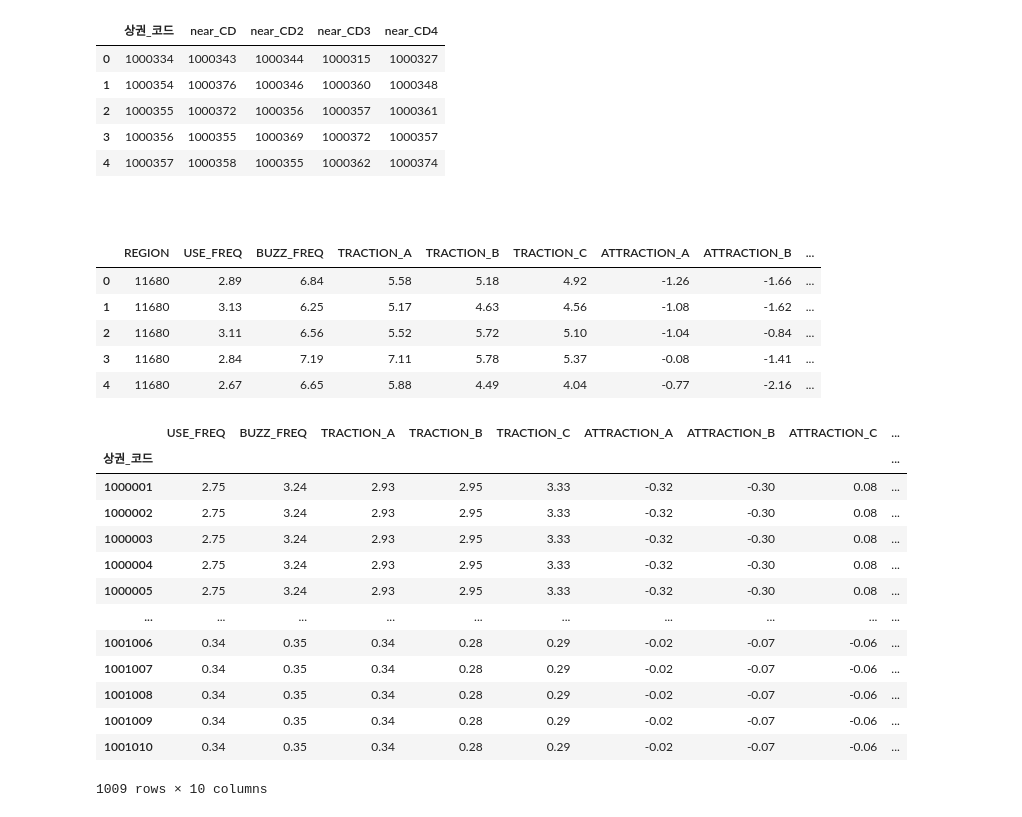
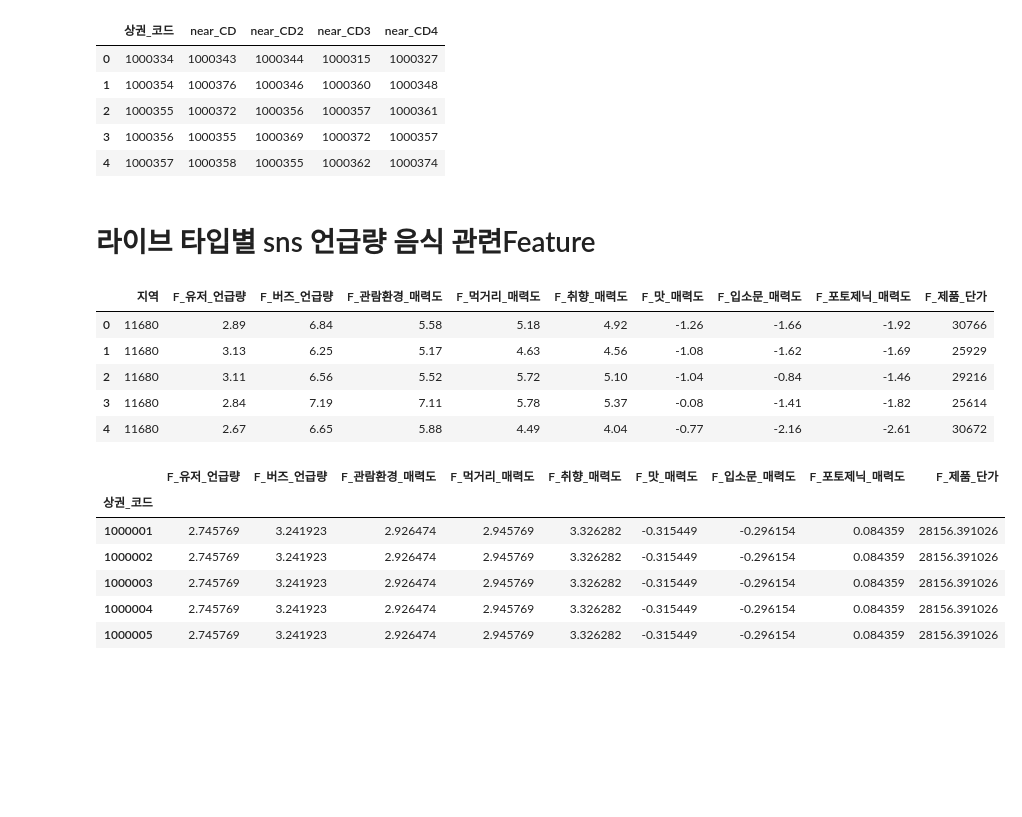
Before and after one commit to unknown-jun/seoul_data_contest, a Jupyter notebook: 상권_문화적_지표/[상권 문화] 2. Preprocessing.ipynb, the cells around one changed output. Saved outputs shown, nothing was run; the diff lists cells and outputs as text; code cells hidden in the pictures; blank space fills up the shorter version.

Commit message:
Table preprocessing

```diff
--- a/상권_문화적_지표/[상권 문화] 2. Preprocessing.ipynb
+++ b/상권_문화적_지표/[상권 문화] 2. Preprocessing.ipynb
@@ -230,7 +230,7 @@ store_review_by_bs.head()
 # %% [markdown]
 # 상권별 리뷰데이터 생성
 # %%
-review_data = pd.read_csv('./data/row_data/리뷰정보_서울시.csv', encoding='utf-8')
+review_data = pd.read_csv('../data/row_data/리뷰정보_서울시.csv', encoding='utf-8')
 review_data.info() # 총 1105677개의 리뷰
 # %% [output]
 <class 'pandas.core.frame.DataFrame'>
@@ -415,7 +415,8 @@ df2.head(1)
 |  | 상권_코드 | 리뷰_수 | 리뷰_비율 | 평균_별점 | 사장님_댓글_비율 | 맛있다_비율 | 친절_비율 | 분위기_비율 | 싸다_비율 | 비싸다_비율 |
 | 0 | 1000001 | 1392 | 0.001259 | 4.414511 | 0.081178 | 0.961996 | 1.003691 | 1.361636 | 0.632719 | 1.025315 |
 # %%
-base_df = pd.read_csv('./data/base_data/df_base.csv')
+base_df = pd.read_csv('../data/base_data/df_base.csv')
 df2 = pd.merge(base_df, df2, on='상권_코드', how='left')
+df2.drop('리뷰_비율',axis=1, inplace=True)
 df2.head()
 # %% [output]
@@ -432,7 +433,7 @@ df2.shape
 # %% [markdown]
 # 유클리드 거리 기반으로 다시 상권코드 묶기
 # %%
-bs_near= pd.read_csv('data/base_data/near_CD.csv')
+bs_near= pd.read_csv('../data/base_data/near_CD.csv')
 bs_near.columns = ['상권_코드']+bs_near.columns[1:].to_list()
 bs_near = bs_near[bs_near['상권_코드'] != 1000805]
 print(bs_near.shape)
@@ -460,9 +461,9 @@ while df2.isnull().sum().sum():
 
                 df2.iloc[i,j] = temp
 # %% [markdown]
-#
+# 라이브 타입별 sns 언급량 음식 관련Feature
 # %%
-food_sns = pd.read_csv('./data/row_data/Seoul_Food_Go_out_Index.csv')
+food_sns = pd.read_csv('../data/row_data/Seoul_Food_Go_out_Index.csv')
 
 mapping = {'강남구': 11680, '강동구': 11740, '강북구': 11305, '강서구': 11500,
            '관악구': 11620, '광진구': 11215, '구로구': 11530, '금천구': 11545,
@@ -475,37 +476,34 @@ food_sns['REGION'] = food_sns['REGION'].map(mapping)
 for col in food_sns.columns:
     if 'MA' in col or 'MIN' in col or 'AVG' in col:
         food_sns.drop(col, axis=1, inplace=True)
+food_sns.drop('INDEX',axis=1, inplace=True)
 
 food_sns = food_sns.iloc[:,2:]
+food_sns.columns = ['지역', 'F_유저_언급량','F_버즈_언급량',
+                    'F_관람환경_매력도','F_먹거리_매력도','F_취향_매력도',
+                    'F_맛_매력도','F_입소문_매력도','F_포토제닉_매력도', 'F_제품_단가']
 food_sns.head()
 # %% [output]
-|  | REGION | USE_FREQ | BUZZ_FREQ | TRACTION_A | TRACTION_B | TRACTION_C | ATTRACTION_A | ATTRACTION_B | ... |
-| 0 | 11680 | 2.89 | 6.84 | 5.58 | 5.18 | 4.92 | -1.26 | -1.66 | ... |
-| 1 | 11680 | 3.13 | 6.25 | 5.17 | 4.63 | 4.56 | -1.08 | -1.62 | ... |
-| 2 | 11680 | 3.11 | 6.56 | 5.52 | 5.72 | 5.10 | -1.04 | -0.84 | ... |
-| 3 | 11680 | 2.84 | 7.19 | 7.11 | 5.78 | 5.37 | -0.08 | -1.41 | ... |
-| 4 | 11680 | 2.67 | 6.65 | 5.88 | 4.49 | 4.04 | -0.77 | -2.16 | ... |
+|  | 지역 | F_유저_언급량 | F_버즈_언급량 | F_관람환경_매력도 | F_먹거리_매력도 | F_취향_매력도 | F_맛_매력도 | F_입소문_매력도 | F_포토제닉_매력도 | F_제품_단가 |
+| 0 | 11680 | 2.89 | 6.84 | 5.58 | 5.18 | 4.92 | -1.26 | -1.66 | -1.92 | 30766 |
+| 1 | 11680 | 3.13 | 6.25 | 5.17 | 4.63 | 4.56 | -1.08 | -1.62 | -1.69 | 25929 |
+| 2 | 11680 | 3.11 | 6.56 | 5.52 | 5.72 | 5.10 | -1.04 | -0.84 | -1.46 | 29216 |
+| 3 | 11680 | 2.84 | 7.19 | 7.11 | 5.78 | 5.37 | -0.08 | -1.41 | -1.82 | 25614 |
+| 4 | 11680 | 2.67 | 6.65 | 5.88 | 4.49 | 4.04 | -0.77 | -2.16 | -2.61 | 30672 |
 # %%
-reg_code = load_data('./data/row_data/서울시 우리마을가게 상권분석서비스(상권영역).csv')
+reg_code = load_data('../data/row_data/서울시 우리마을가게 상권분석서비스(상권영역).csv')
 reg_code = reg_code[['상권_코드','시군구_코드']]
 reg_code = reg_code[reg_code['상권_코드'] != 1000805]
-sns_df = pd.merge(food_sns, reg_code, left_on='REGION', right_on='시군구_코드', how='right')
+f_sns_df = pd.merge(food_sns, reg_code, left_on='지역', right_on='시군구_코드', how='right')
 
-sns_df = sns_df.groupby('상권_코드').mean()
-sns_df = sns_df.iloc[:,1:-1]
-sns_df
+f_sns_df = f_sns_df.groupby('상권_코드').mean()
+f_sns_df = f_sns_df.iloc[:,1:-1]
+f_sns_df.head()
 # %% [output]
-|  | USE_FREQ | BUZZ_FREQ | TRACTION_A | TRACTION_B | TRACTION_C | ATTRACTION_A | ATTRACTION_B | ATTRACTION_C | ... |
-| 상권_코드 |  |  |  |  |  |  |  |  | ... |
-| 1000001 | 2.75 | 3.24 | 2.93 | 2.95 | 3.33 | -0.32 | -0.30 | 0.08 | ... |
-| 1000002 | 2.75 | 3.24 | 2.93 | 2.95 | 3.33 | -0.32 | -0.30 | 0.08 | ... |
-| 1000003 | 2.75 | 3.24 | 2.93 | 2.95 | 3.33 | -0.32 | -0.30 | 0.08 | ... |
-| 1000004 | 2.75 | 3.24 | 2.93 | 2.95 | 3.33 | -0.32 | -0.30 | 0.08 | ... |
-| 1000005 | 2.75 | 3.24 | 2.93 | 2.95 | 3.33 | -0.32 | -0.30 | 0.08 | ... |
-| ... | ... | ... | ... | ... | ... | ... | ... | ... | ... |
-| 1001006 | 0.34 | 0.35 | 0.34 | 0.28 | 0.29 | -0.02 | -0.07 | -0.06 | ... |
-| 1001007 | 0.34 | 0.35 | 0.34 | 0.28 | 0.29 | -0.02 | -0.07 | -0.06 | ... |
-| 1001008 | 0.34 | 0.35 | 0.34 | 0.28 | 0.29 | -0.02 | -0.07 | -0.06 | ... |
-| 1001009 | 0.34 | 0.35 | 0.34 | 0.28 | 0.29 | -0.02 | -0.07 | -0.06 | ... |
-| 1001010 | 0.34 | 0.35 | 0.34 | 0.28 | 0.29 | -0.02 | -0.07 | -0.06 | ... |
+|  | F_유저_언급량 | F_버즈_언급량 | F_관람환경_매력도 | F_먹거리_매력도 | F_취향_매력도 | F_맛_매력도 | F_입소문_매력도 | F_포토제닉_매력도 | F_제품_단가 |
+| 상권_코드 |  |  |  |  |  |  |  |  |  |
+| 1000001 | 2.745769 | 3.241923 | 2.926474 | 2.945769 | 3.326282 | -0.315449 | -0.296154 | 0.084359 | 28156.391026 |
+| 1000002 | 2.745769 | 3.241923 | 2.926474 | 2.945769 | 3.326282 | -0.315449 | -0.296154 | 0.084359 | 28156.391026 |
+| 1000003 | 2.745769 | 3.241923 | 2.926474 | 2.945769 | 3.326282 | -0.315449 | -0.296154 | 0.084359 | 28156.391026 |
+| 1000004 | 2.745769 | 3.241923 | 2.926474 | 2.945769 | 3.326282 | -0.315449 | -0.296154 | 0.084359 | 28156.391026 |
+| 1000005 | 2.745769 | 3.241923 | 2.926474 | 2.945769 | 3.326282 | -0.315449 | -0.296154 | 0.084359 | 28156.391026 |
-1009 rows × 10 columns
```
Also changed, not shown: parts of 15 cells of this notebook, 1 other file.
